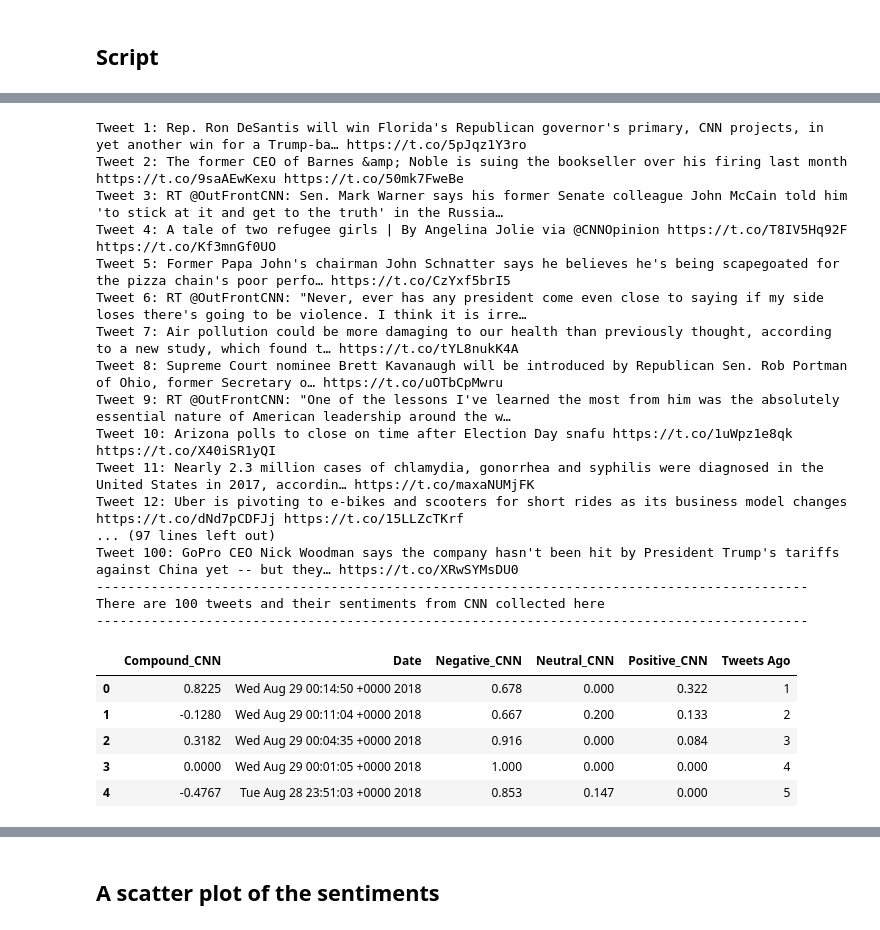
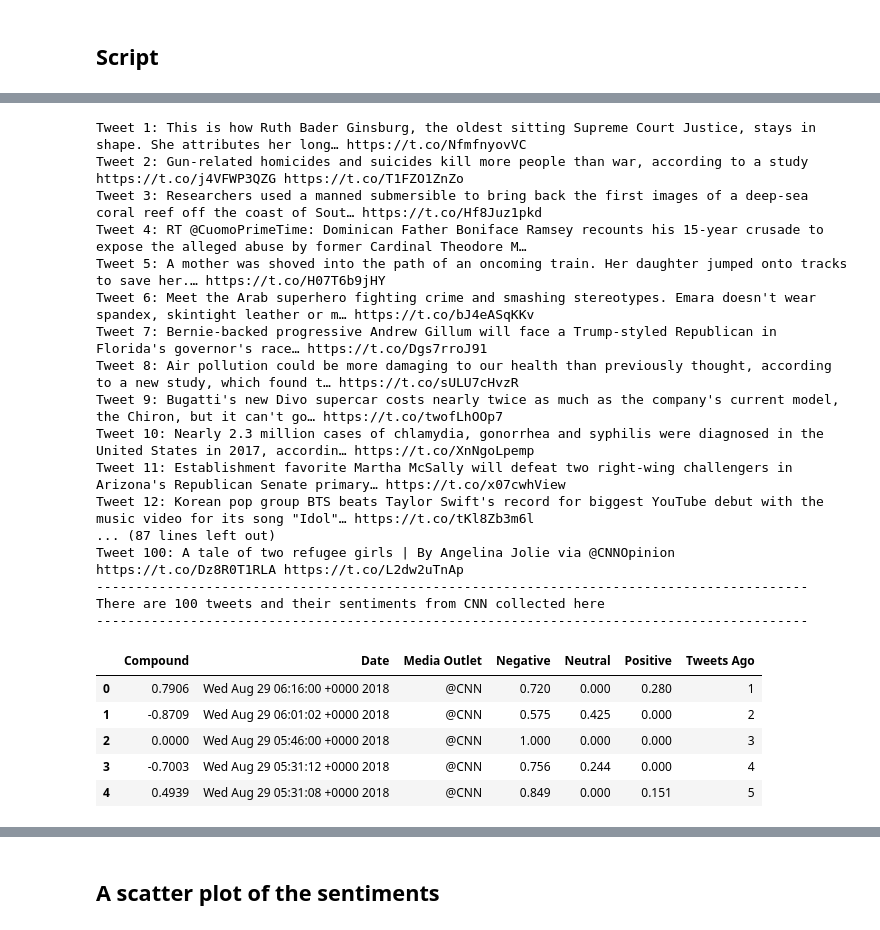
Before and after one commit to shrawantee/Vader-Sentiment-Analysis-Social-Analytics, a Jupyter notebook: HW7 - Social Analytics-NewsMood.ipynb, the cells around one changed output, grey strips where cells are left out. Drawn from its saved outputs; the diff is of its cells as text; code cells hidden in the pictures.

```diff
--- a/HW7 - Social Analytics-NewsMood.ipynb
+++ b/HW7 - Social Analytics-NewsMood.ipynb
@@ -90,11 +93,12 @@ for x in range(5):
 
         # Append sentiments for each tweet from @BBC
         sentiments.append({"Date": tweet["created_at"],
-                           "Compound_BBC": compound,
-                           "Positive_BBC": pos,
-                           "Negative_BBC": neu,
-                           "Neutral_BBC": neg,
-                           "Tweets Ago": counter})
+                           "Compound": compound,
+                           "Positive": pos,
+                           "Negative": neu,
+                           "Neutral": neg,
+                           "Tweets Ago": counter,
+                          "Media Outlet": target_user})
 
         # Add to counter
         counter = counter + 1
@@ -162,11 +166,12 @@ for x in range(5):
 
         # Append sentiments for each tweet from @BBC
         sentiments.append({"Date": tweet["created_at"],
-                           "Compound_CBS": compound,
-                           "Positive_CBS": pos,
-                           "Negative_CBS": neu,
-                           "Neutral_CBS": neg,
-                           "Tweets Ago": counter})
+                           "Compound": compound,
+                           "Positive": pos,
+                           "Negative": neu,
+                           "Neutral": neg,
+                           "Tweets Ago": counter,
+                          "Media Outlet": target_user})
 
         # Add to counter
         counter = counter + 1
@@ -223,58 +228,59 @@ for x in range(5):
     for tweet in public_tweets:
 
         # Print the text
         print("Tweet %s: %s" % (counter, tweet["text"]))
 
         # Run Vader Analysis on each tweet
         compound = analyzer.polarity_scores(tweet["text"])["compound"]
         pos = analyzer.polarity_scores(tweet["text"])["pos"]
         neu = analyzer.polarity_scores(tweet["text"])["neu"]
         neg = analyzer.polarity_scores(tweet["text"])["neg"]
         tweets_ago = counter
 
         # Append sentiments for each tweet from @BBC
         sentiments.append({"Date": tweet["created_at"],
-                           "Compound_CNN": compound,
-                           "Positive_CNN": pos,
-                           "Negative_CNN": neu,
-                           "Neutral_CNN": neg,
-                           "Tweets Ago": counter})
+                           "Compound": compound,
+                           "Positive": pos,
+                           "Negative": neu,
+                           "Neutral": neg,
+                           "Tweets Ago": counter,
+                          "Media Outlet": target_user})
 
         # Add to counter
         counter = counter + 1
 
 CNN =pd.DataFrame.from_dict(sentiments)
 
 
 print(f"-------------------------------------------------------------------------------------------")
 print(f"There are {len(CNN)} tweets and their sentiments from CNN collected here")
 print(f"-------------------------------------------------------------------------------------------")
 
 CNN.head()
 # %% [output]
-Tweet 1: Rep. Ron DeSantis will win Florida's Republican governor's primary, CNN projects, in yet another win for a Trump-ba… https://t.co/5pJqz1Y3ro
-Tweet 2: The former CEO of Barnes &amp; Noble is suing the bookseller over his firing last month https://t.co/9saAEwKexu https://t.co/50mk7FweBe
-Tweet 3: RT @OutFrontCNN: Sen. Mark Warner says his former Senate colleague John McCain told him 'to stick at it and get to the truth' in the Russia…
-Tweet 4: A tale of two refugee girls | By Angelina Jolie via @CNNOpinion https://t.co/T8IV5Hq92F https://t.co/Kf3mnGf0UO
-Tweet 5: Former Papa John's chairman John Schnatter says he believes he's being scapegoated for the pizza chain's poor perfo… https://t.co/CzYxf5brI5
-Tweet 6: RT @OutFrontCNN: "Never, ever has any president come even close to saying if my side loses there's going to be violence. I think it is irre…
-Tweet 7: Air pollution could be more damaging to our health than previously thought, according to a new study, which found t… https://t.co/tYL8nukK4A
-Tweet 8: Supreme Court nominee Brett Kavanaugh will be introduced by Republican Sen. Rob Portman of Ohio, former Secretary o… https://t.co/uOTbCpMwru
-Tweet 9: RT @OutFrontCNN: "One of the lessons I've learned the most from him was the absolutely essential nature of American leadership around the w…
-Tweet 10: Arizona polls to close on time after Election Day snafu https://t.co/1uWpz1e8qk https://t.co/X40iSR1yQI
-Tweet 11: Nearly 2.3 million cases of chlamydia, gonorrhea and syphilis were diagnosed in the United States in 2017, accordin… https://t.co/maxaNUMjFK
-Tweet 12: Uber is pivoting to e-bikes and scooters for short rides as its business model changes https://t.co/dNd7pCDFJj https://t.co/15LLZcTKrf
-... (97 lines left out)
-Tweet 100: GoPro CEO Nick Woodman says the company hasn't been hit by President Trump's tariffs against China yet -- but they… https://t.co/XRwSYMsDU0
+Tweet 1: This is how Ruth Bader Ginsburg, the oldest sitting Supreme Court Justice, stays in shape. She attributes her long… https://t.co/NfmfnyovVC
+Tweet 2: Gun-related homicides and suicides kill more people than war, according to a study https://t.co/j4VFWP3QZG https://t.co/T1FZO1ZnZo
+Tweet 3: Researchers used a manned submersible to bring back the first images of a deep-sea coral reef off the coast of Sout… https://t.co/Hf8Juz1pkd
+Tweet 4: RT @CuomoPrimeTime: Dominican Father Boniface Ramsey recounts his 15-year crusade to expose the alleged abuse by former Cardinal Theodore M…
+Tweet 5: A mother was shoved into the path of an oncoming train. Her daughter jumped onto tracks to save her.… https://t.co/H07T6b9jHY
+Tweet 6: Meet the Arab superhero fighting crime and smashing stereotypes. Emara doesn't wear spandex, skintight leather or m… https://t.co/bJ4eASqKKv
+Tweet 7: Bernie-backed progressive Andrew Gillum will face a Trump-styled Republican in Florida's governor's race… https://t.co/Dgs7rroJ91
+Tweet 8: Air pollution could be more damaging to our health than previously thought, according to a new study, which found t… https://t.co/sULU7cHvzR
+Tweet 9: Bugatti's new Divo supercar costs nearly twice as much as the company's current model, the Chiron, but it can't go… https://t.co/twofLhOOp7
+Tweet 10: Nearly 2.3 million cases of chlamydia, gonorrhea and syphilis were diagnosed in the United States in 2017, accordin… https://t.co/XnNgoLpemp
+Tweet 11: Establishment favorite Martha McSally will defeat two right-wing challengers in Arizona's Republican Senate primary… https://t.co/x07cwhView
+Tweet 12: Korean pop group BTS beats Taylor Swift's record for biggest YouTube debut with the music video for its song "Idol"… https://t.co/tKl8Zb3m6l
+... (87 lines left out)
+Tweet 100: A tale of two refugee girls | By Angelina Jolie via @CNNOpinion https://t.co/Dz8R0T1RLA https://t.co/L2dw2uTnAp
 -------------------------------------------------------------------------------------------
 There are 100 tweets and their sentiments from CNN collected here
 -------------------------------------------------------------------------------------------
-|  | Compound_CNN | Date | Negative_CNN | Neutral_CNN | Positive_CNN | Tweets Ago |
-| 0 | 0.8225 | Wed Aug 29 00:14:50 +0000 2018 | 0.678 | 0.000 | 0.322 | 1 |
-| 1 | -0.1280 | Wed Aug 29 00:11:04 +0000 2018 | 0.667 | 0.200 | 0.133 | 2 |
-| 2 | 0.3182 | Wed Aug 29 00:04:35 +0000 2018 | 0.916 | 0.000 | 0.084 | 3 |
-| 3 | 0.0000 | Wed Aug 29 00:01:05 +0000 2018 | 1.000 | 0.000 | 0.000 | 4 |
-| 4 | -0.4767 | Tue Aug 28 23:51:03 +0000 2018 | 0.853 | 0.147 | 0.000 | 5 |
+|  | Compound | Date | Media Outlet | Negative | Neutral | Positive | Tweets Ago |
+| 0 | 0.7906 | Wed Aug 29 06:16:00 +0000 2018 | @CNN | 0.720 | 0.000 | 0.280 | 1 |
+| 1 | -0.8709 | Wed Aug 29 06:01:02 +0000 2018 | @CNN | 0.575 | 0.425 | 0.000 | 2 |
+| 2 | 0.0000 | Wed Aug 29 05:46:00 +0000 2018 | @CNN | 1.000 | 0.000 | 0.000 | 3 |
+| 3 | -0.7003 | Wed Aug 29 05:31:12 +0000 2018 | @CNN | 0.756 | 0.244 | 0.000 | 4 |
+| 4 | 0.4939 | Wed Aug 29 05:31:08 +0000 2018 | @CNN | 0.849 | 0.000 | 0.151 | 5 |
 # %%
 # Target Account
 target_user = "@FoxNews"
```
Also changed, not shown: parts of 10 cells of this notebook, 5 other files.
